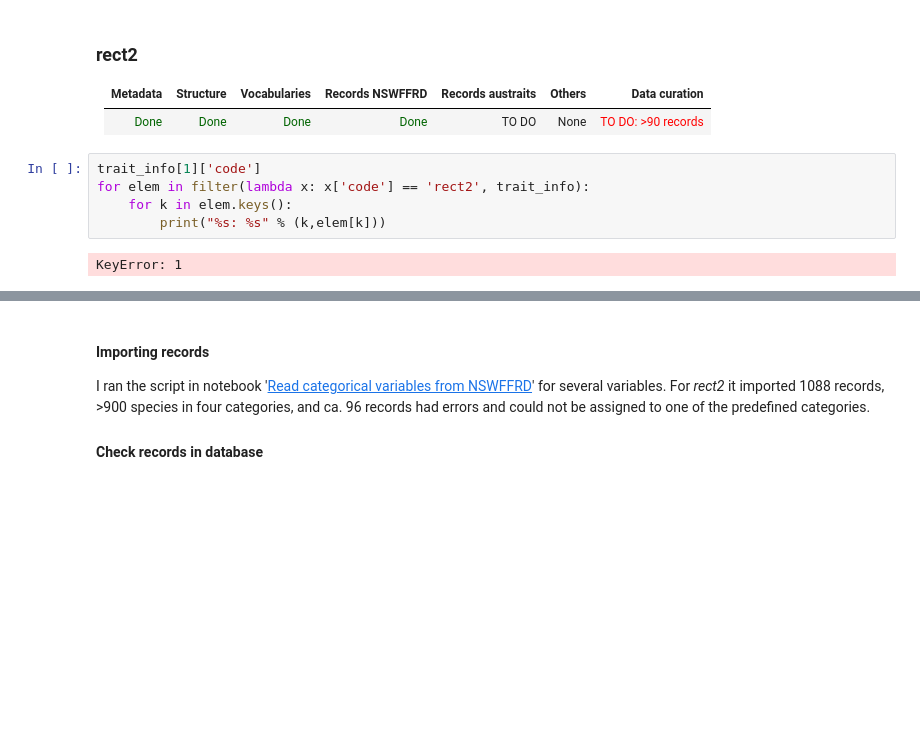
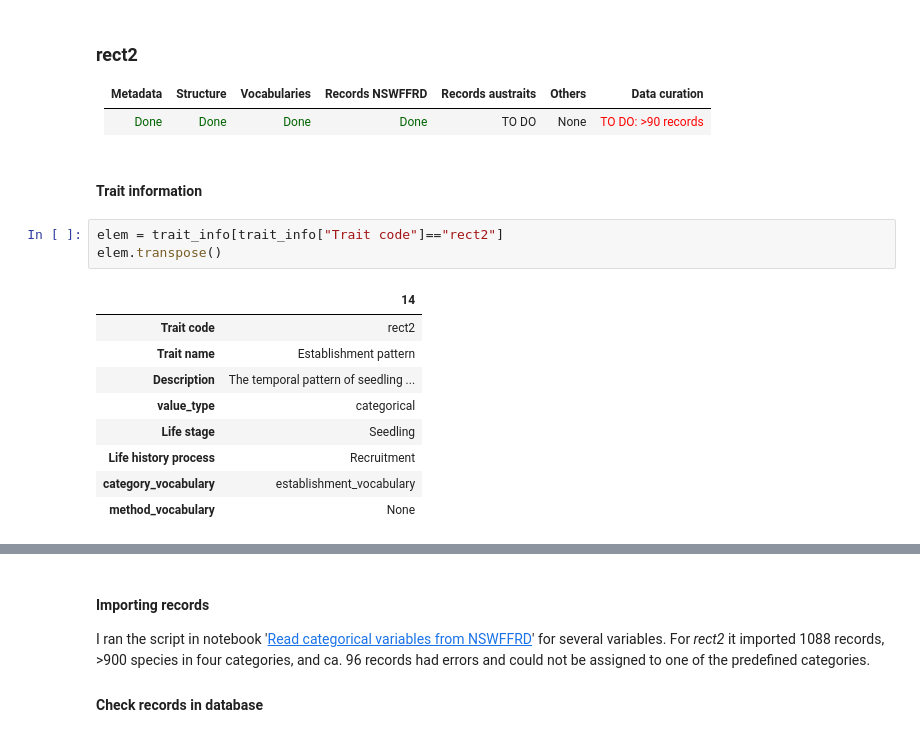
Before and after one commit to ces-unsw-edu-au/fireveg-db-imports, a Jupyter notebook: python/Literature-review/00-Status-Imports.ipynb, the cells around one changed output, grey strips where cells are left out. Drawn from its saved outputs; the diff is of its cells as text; blank space fills up the shorter version.

```diff
--- a/python/Literature-review/00-Status-Imports.ipynb
+++ b/python/Literature-review/00-Status-Imports.ipynb
@@ -492,10 +541,18 @@ elem.transpose()
 Metadata | Structure | Vocabularies | Records NSWFFRD | Records austraits | Others | Data curation
 ---|---|---|---|---|---|---
 <font color='darkgreen'>Done</font>|<font color='darkgreen'>Done</font>|<font color='darkgreen'>Done</font>| <font color='darkgreen'>Done</font>| TO DO | None | <font color='red'>TO DO: >90 records</font>
+# %% [markdown]
+#### Trait information
 # %%
-trait_info[1]['code']
-for elem in filter(lambda x: x['code'] == 'rect2', trait_info):
-    for k in elem.keys():
-        print("%s: %s" % (k,elem[k]))
+elem = trait_info[trait_info["Trait code"]=="rect2"]
+elem.transpose()
 # %% [output]
-KeyError: 1
+|  | 14 |
+| Trait code | rect2 |
+| Trait name | Establishment pattern |
+| Description | The temporal pattern of seedling ... |
+| value_type | categorical |
+| Life stage | Seedling |
+| Life history process | Recruitment |
+| category_vocabulary | establishment_vocabulary |
+| method_vocabulary | None |
```
Also changed, not shown: parts of 33 cells of this notebook, 3 other files.
